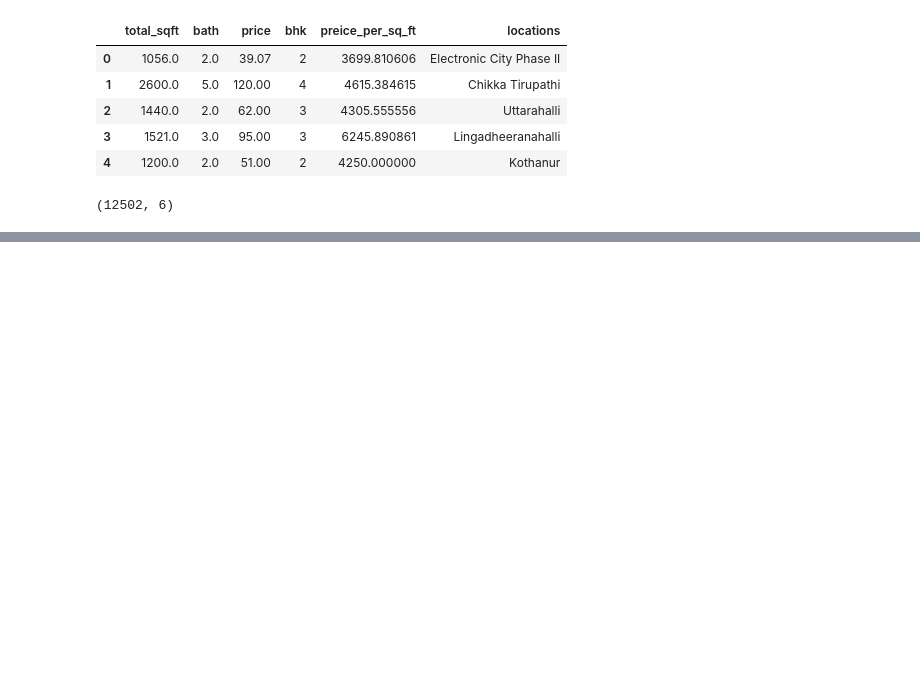
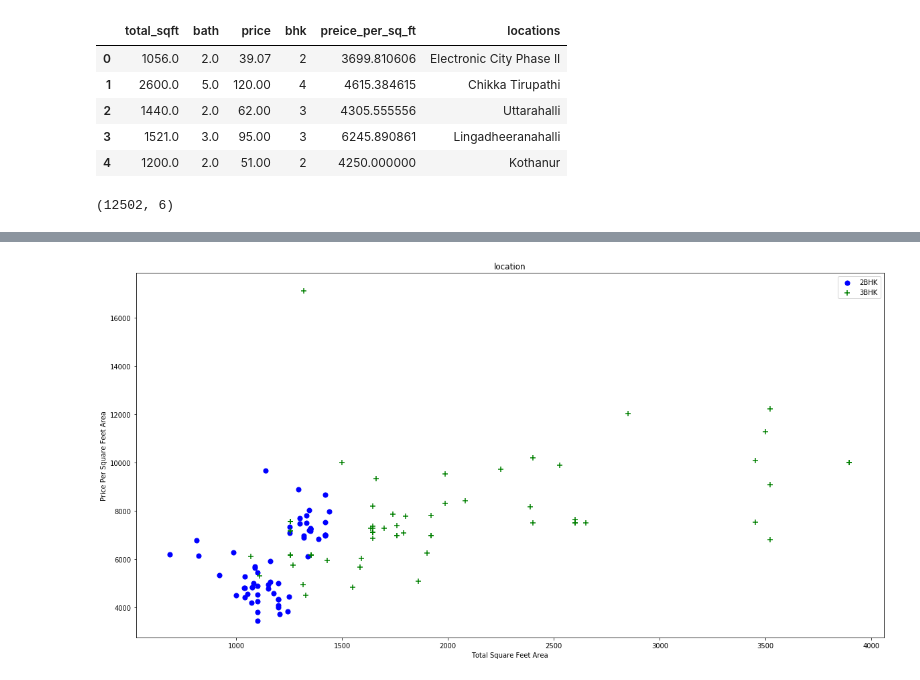
Before and after one commit to BineetaMishra/Projects, a Jupyter notebook: Liner_Regression/House_Pricing_Banglore/House_Pricing_Model.ipynb, the cells around one changed output, grey strips where cells are left out. Cells and saved outputs as stored; diff of their text form; code cells hidden in the pictures; blank space fills up the shorter version.

```diff
--- a/Liner_Regression/House_Pricing_Banglore/House_Pricing_Model.ipynb
+++ b/Liner_Regression/House_Pricing_Banglore/House_Pricing_Model.ipynb
@@ -426,0 +460,4 @@ num.shape
+# %%
+plot_scatter_chart(num,'Hebbal')
+# %% [output]
+[figure, added]
```
Also changed, not shown: parts of 47 cells of this notebook, 6 other files.
